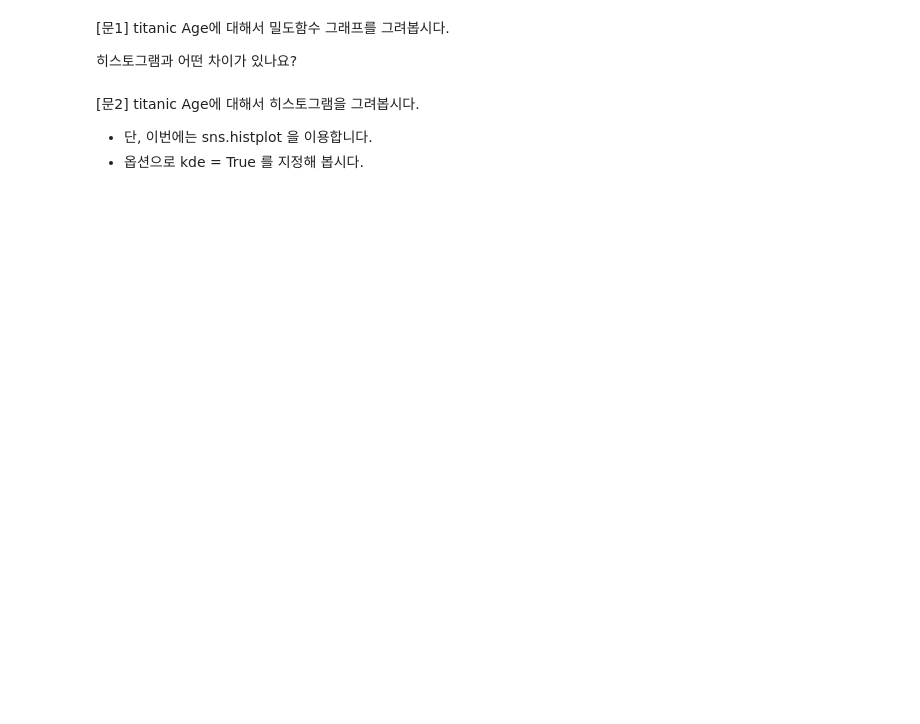
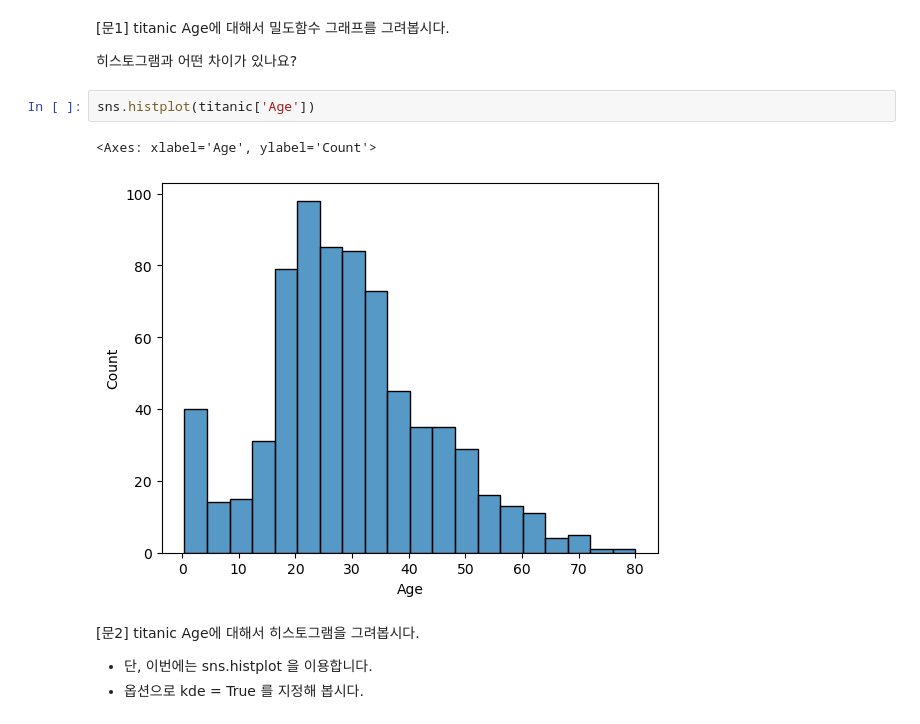
Before and after one commit to mingd00/aivle-workspace, a Jupyter notebook: 데이터 처리/chapter 06. 단변량분석 - 숫자형변수.ipynb, the cells around one changed output. Cells and saved outputs as stored; diff of their text form; blank space fills up the shorter version.

```diff
--- a/데이터 처리/chapter 06. 단변량분석 - 숫자형변수.ipynb
+++ b/데이터 처리/chapter 06. 단변량분석 - 숫자형변수.ipynb
@@ -187,6 +318,11 @@ plt.show()
 [문1] titanic Age에 대해서 밀도함수 그래프를 그려봅시다.
 
 히스토그램과 어떤 차이가 있나요?
+# %%
+sns.histplot(titanic['Age'])
+# %% [output]
+<Axes: xlabel='Age', ylabel='Count'>
+[figure, added]
 # %% [markdown]
 [문2] titanic Age에 대해서 히스토그램을 그려봅시다.
 * 단, 이번에는 sns.histplot 을 이용합니다.
```
Also changed, not shown: parts of 37 cells of this notebook, 4 other files.
